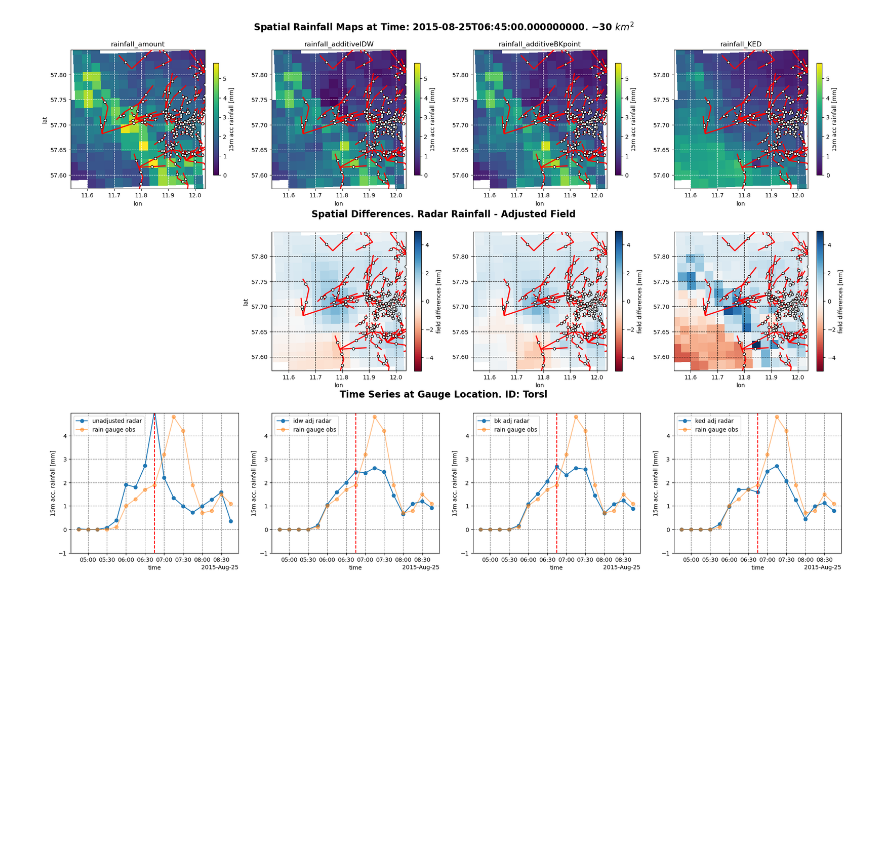
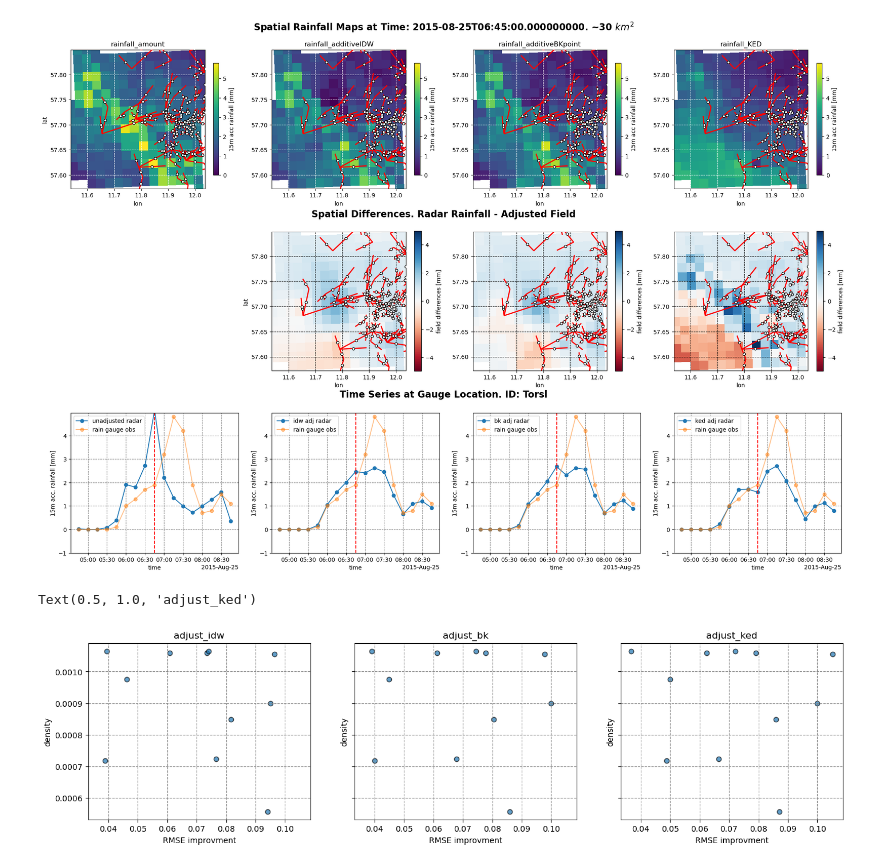
Before and after one commit to EliaCovi/radar_adjustment_intercomparison, a Jupyter notebook: 4_adjustment_analysis.ipynb, the cells around one changed output. Cells and saved outputs as stored; diff of their text form; code cells hidden in the pictures; blank space fills up the shorter version.

```diff
--- a/4_adjustment_analysis.ipynb
+++ b/4_adjustment_analysis.ipynb
@@ -945,0 +997,23 @@ for sid in selids:
+# %%
+fig, ax = plt.subplots(1, 3, figsize=(17, 4), sharex=True, sharey=True)
+
+rad_RMSE = np.sqrt((ds_gauges.radar_diff**2).reduce(np.nanmean, dim='time'))
+idw_RMSE = np.sqrt((ds_gauges.idw_diff**2).reduce(np.nanmean, dim='time'))
+bk_RMSE = np.sqrt((ds_gauges.bk_diff**2).reduce(np.nanmean, dim='time'))
+ked_RMSE = np.sqrt((ds_gauges.ked_diff**2).reduce(np.nanmean, dim='time'))
+
+ax[0].scatter(rad_RMSE - idw_RMSE, ds_gauges.density.values, edgecolor='black', alpha=.7)
+ax[1].scatter(rad_RMSE - bk_RMSE, ds_gauges.density.values, edgecolor='black', alpha=.7)
+ax[2].scatter(rad_RMSE - ked_RMSE, ds_gauges.density.values, edgecolor='black', alpha=.7)
+
+for i in range(3):
+    ax[i].set_ylabel('density')
+    ax[i].set_xlabel('RMSE improvment')
+    ax[i].grid(linestyle='--', color='gray')
+
+ax[0].set_title('adjust_idw')
+ax[1].set_title('adjust_bk')
+ax[2].set_title('adjust_ked')
+# %% [output]
+Text(0.5, 1.0, 'adjust_ked')
+[figure, added]
```
Also changed, not shown: parts of 4 cells of this notebook.
